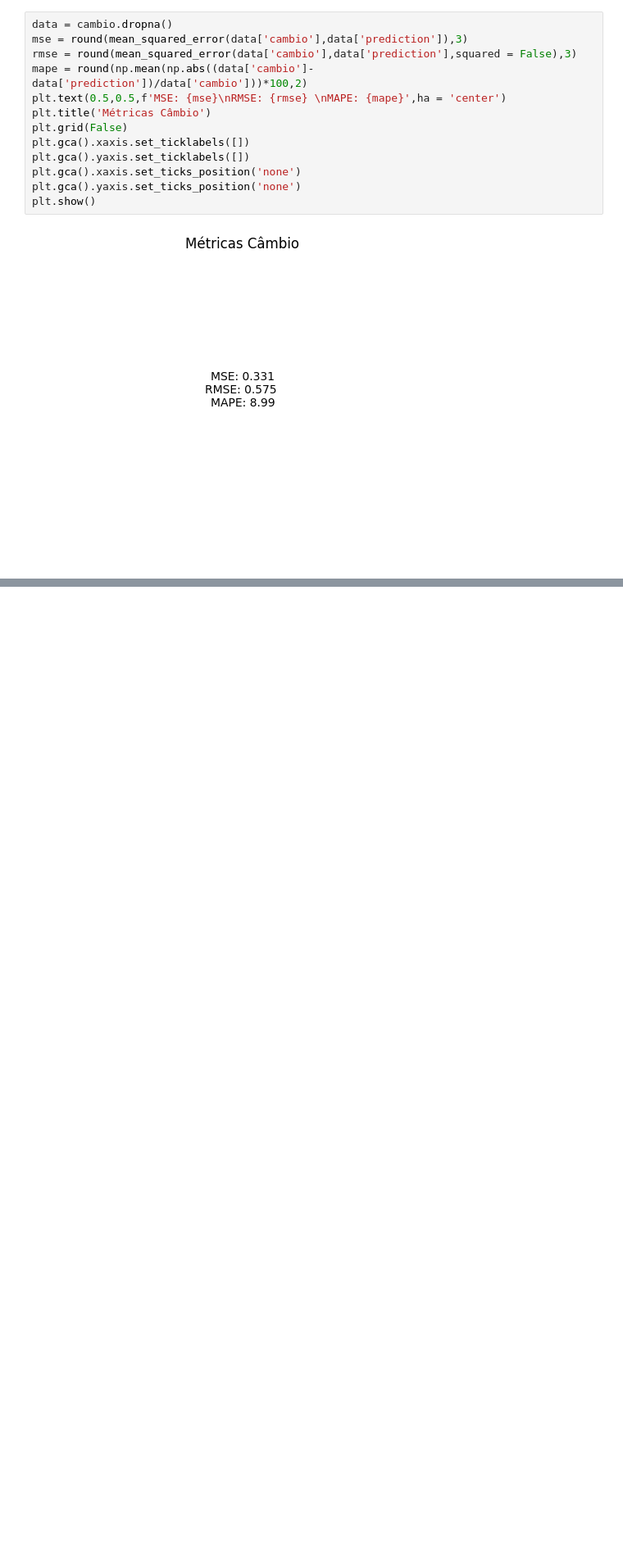
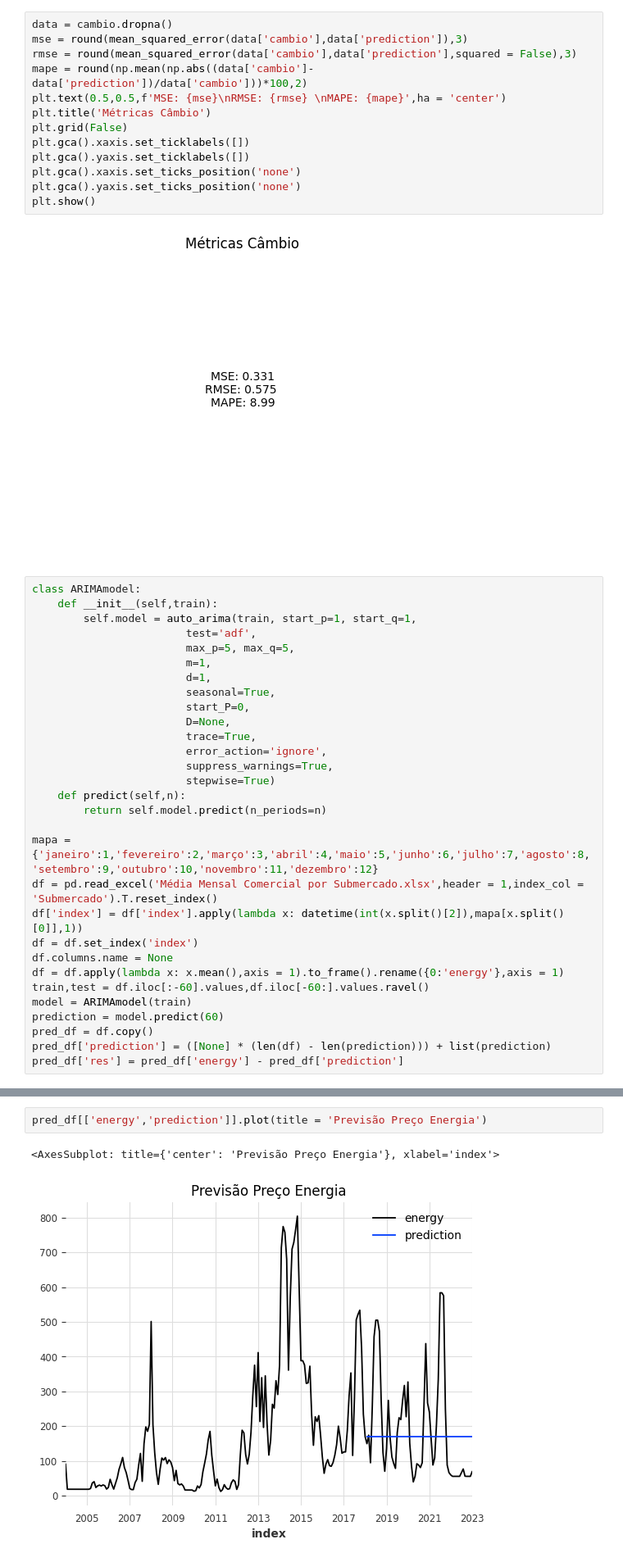
Before and after one commit to aruasouza/CTG_2, a Jupyter notebook: errors.ipynb, the cells around one changed output, grey strips where cells are left out. Shown: that part at 82% size. Saved outputs shown, nothing was run; the diff lists cells and outputs as text; blank space fills up the shorter version.

```diff
--- a/errors.ipynb
+++ b/errors.ipynb
@@ -206,3 +209,33 @@ plt.gca().yaxis.set_ticks_position('none')
 plt.show()
 # %% [output]
 [figure]
+# %%
+class ARIMAmodel:
+    def __init__(self,train):
+        self.model = auto_arima(train, start_p=1, start_q=1,
+                        test='adf',
+                        max_p=5, max_q=5,
+                        m=1,
+                        d=1,
+                        seasonal=True,
+                        start_P=0,
+                        D=None,
+                        trace=True,
+                        error_action='ignore',
+                        suppress_warnings=True,
+                        stepwise=True)
+    def predict(self,n):
+        return self.model.predict(n_periods=n)
+
+mapa = {'janeiro':1,'fevereiro':2,'março':3,'abril':4,'maio':5,'junho':6,'julho':7,'agosto':8,'setembro':9,'outubro':10,'novembro':11,'dezembro':12}
+df = pd.read_excel('Média Mensal Comercial por Submercado.xlsx',header = 1,index_col = 'Submercado').T.reset_index()
+df['index'] = df['index'].apply(lambda x: datetime(int(x.split()[2]),mapa[x.split()[0]],1))
+df = df.set_index('index')
+df.columns.name = None
+df = df.apply(lambda x: x.mean(),axis = 1).to_frame().rename({0:'energy'},axis = 1)
+train,test = df.iloc[:-60].values,df.iloc[-60:].values.ravel()
+model = ARIMAmodel(train)
+prediction = model.predict(60)
+pred_df = df.copy()
+pred_df['prediction'] = ([None] * (len(df) - len(prediction))) + list(prediction)
+pred_df['res'] = pred_df['energy'] - pred_df['prediction']
@@ -208,0 +252,5 @@ plt.show()
+# %%
+pred_df[['energy','prediction']].plot(title = 'Previsão Preço Energia')
+# %% [output]
+<AxesSubplot: title={'center': 'Previsão Preço Energia'}, xlabel='index'>
+[figure, added]
```
Also changed, not shown: parts of 6 cells of this notebook, 8 other files.
